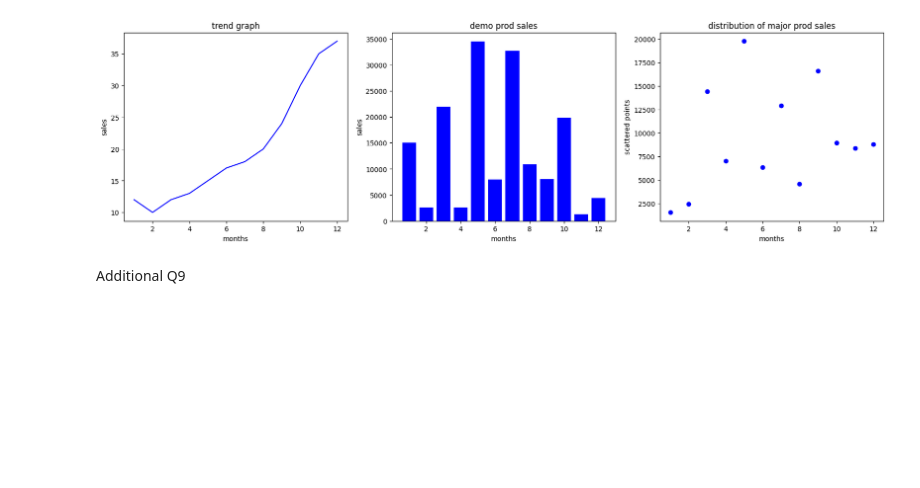
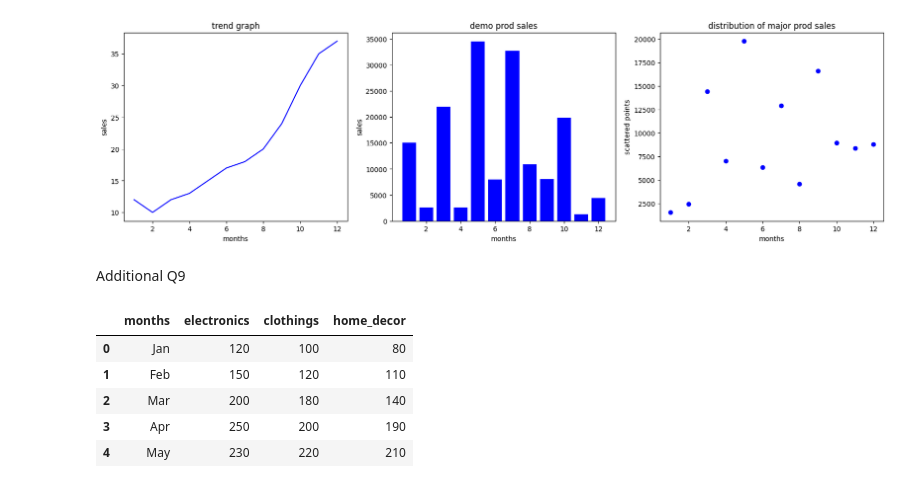
Before and after one commit to msarkar92/pandas-basics, a Jupyter notebook: Day_7_Copy_of_pandas_+_visualization.ipynb, the cells around one changed output. Cells and saved outputs as stored; diff of their text form; code cells hidden in the pictures; blank space fills up the shorter version.

```diff
--- a/Day_7_Copy_of_pandas_+_visualization.ipynb
+++ b/Day_7_Copy_of_pandas_+_visualization.ipynb
@@ -944,8 +944,24 @@ Additional Q9
 # %%
 import pandas as pd
 import matplotlib.pyplot as plt
 
 months=['Jan', 'Feb', 'Mar', 'Apr', 'May', 'Jun']
 electronics = [120, 150, 200, 250, 230, 280]
 clothing = [100, 120, 180, 200, 220, 240]
 home_decor = [80, 110, 140, 190, 210, 260]
+
+df = pd.DataFrame({'months':months,
+                   'electronics':electronics,
+                   'clothings':clothing,
+                   'home_decor':home_decor})
+
+# df.set_index('months',inplace=True);
+
+df.head()
+# %% [output]
+|  | months | electronics | clothings | home_decor |
+| 0 | Jan | 120 | 100 | 80 |
+| 1 | Feb | 150 | 120 | 110 |
+| 2 | Mar | 200 | 180 | 140 |
+| 3 | Apr | 250 | 200 | 190 |
+| 4 | May | 230 | 220 | 210 |
```
Also changed, not shown: parts of 2 cells of this notebook.
